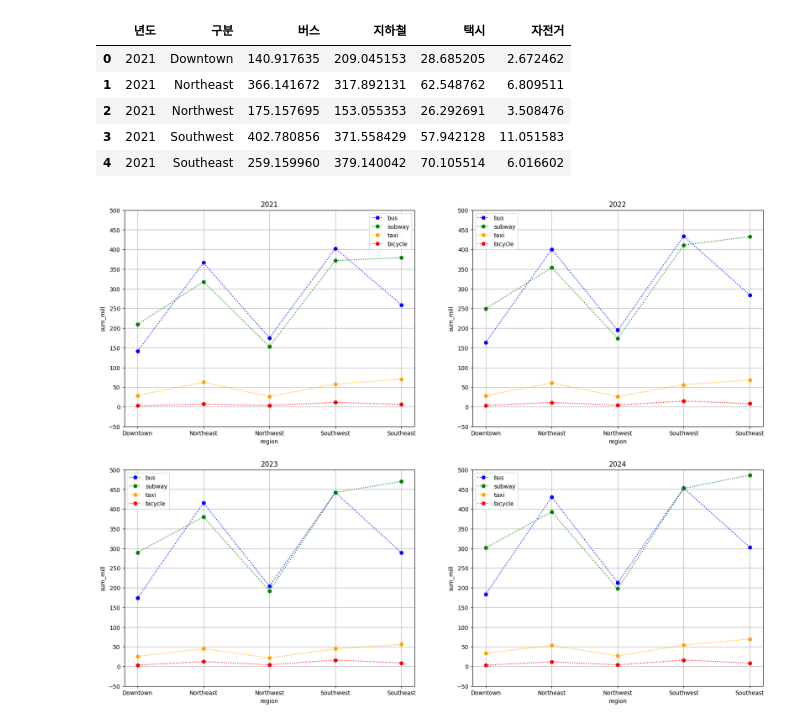
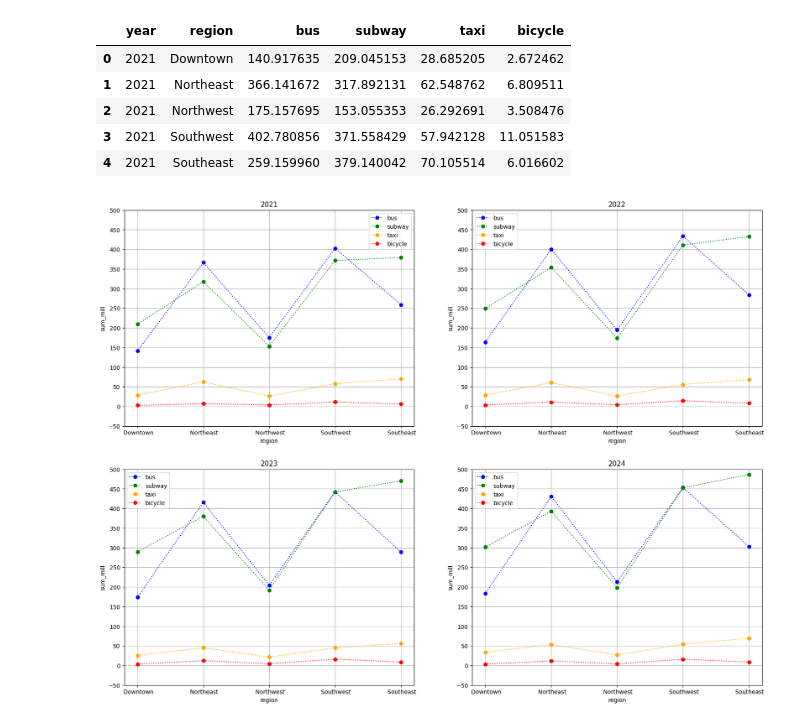
Before and after one commit to y-u-eun/python, a Jupyter notebook: seoul.ipynb, the cells around one changed output. Cells and saved outputs as stored; diff of their text form; code cells hidden in the pictures.

```diff
--- a/seoul.ipynb
+++ b/seoul.ipynb
@@ -3,23 +3,23 @@
 # %%
 import pandas as pd
 import numpy as np
 import os
 import matplotlib.pyplot as plt
 
-df = pd.read_csv('stotal.csv', encoding = 'cp949')
-df['버스'] = df['버스'] / 1000000
-df['지하철'] = df['지하철'] / 1000000
-df['택시'] = df['택시'] / 1000000
-df['자전거'] = df['자전거'] / 1000000
-df21 = df[df['년도'] == 2021]
-df22 = df[df['년도'] == 2022]
-df23 = df[df['년도'] == 2023]
-df24 = df[df['년도'] == 2024]
+df = pd.read_csv('seoultotal.csv', encoding = 'cp949')
+df['bus'] = df['bus'] / 1000000
+df['subway'] = df['subway'] / 1000000
+df['taxi'] = df['taxi'] / 1000000
+df['bicycle'] = df['bicycle'] / 1000000
+df21 = df[df['year'] == 2021]
+df22 = df[df['year'] == 2022]
+df23 = df[df['year'] == 2023]
+df24 = df[df['year'] == 2024]
 
 df.head()
 # downtown-도심권, northeast-동북권, northwest-서북권, southwest-서남권, southeast-동남권
 # %% [output]
-|  | 년도 | 구분 | 버스 | 지하철 | 택시 | 자전거 |
+|  | year | region | bus | subway | taxi | bicycle |
 | 0 | 2021 | Downtown | 140.917635 | 209.045153 | 28.685205 | 2.672462 |
 | 1 | 2021 | Northeast | 366.141672 | 317.892131 | 62.548762 | 6.809511 |
 | 2 | 2021 | Northwest | 175.157695 | 153.055353 | 26.292691 | 3.508476 |
```
Also changed, not shown: parts of 1 cell of this notebook.
